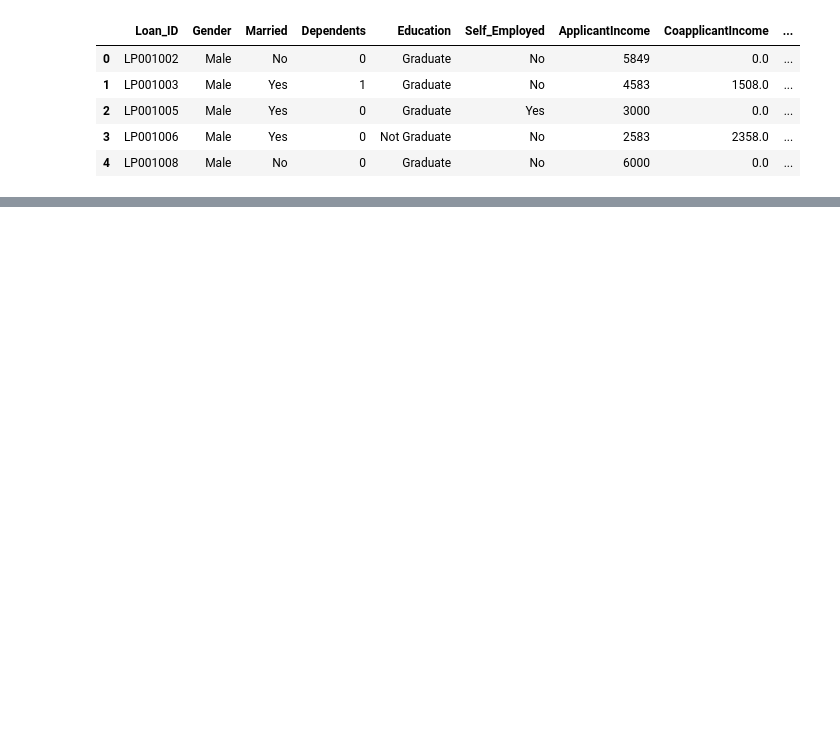
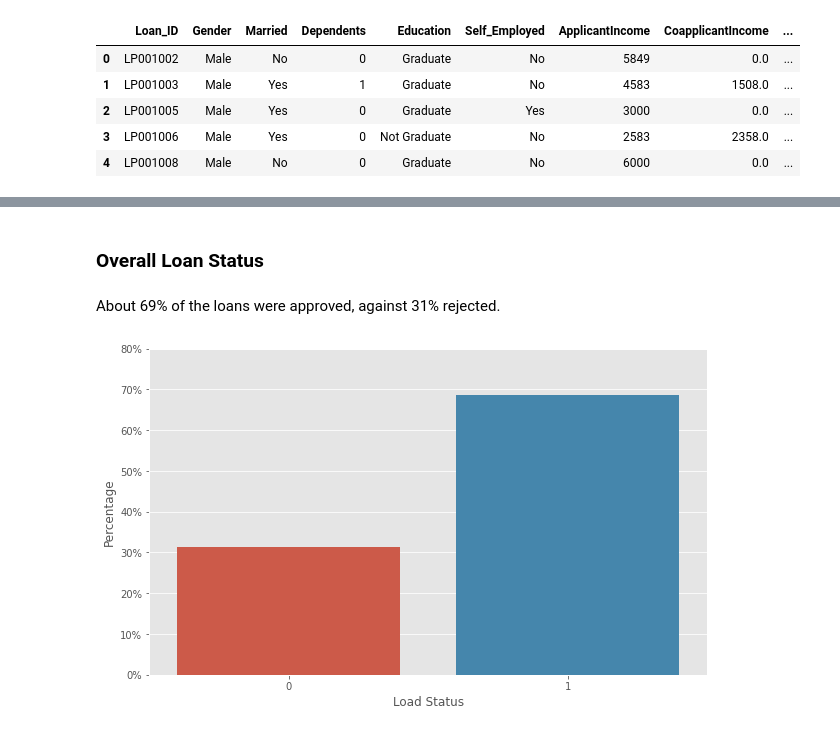
Before and after one commit to maikereis/loan, a Jupyter notebook: loan.ipynb, the cells around one changed output, grey strips where cells are left out. Saved outputs shown, nothing was run; the diff lists cells and outputs as text; code cells hidden in the pictures; blank space fills up the shorter version.

```diff
--- a/loan.ipynb
+++ b/loan.ipynb
@@ -11,3 +23,30 @@ pd.options.display.max_rows = 6
+# %%
+def replace_labels(ax, char="%", axis='y'):
+    # Customize y-labels
+    if axis == 'x':
+        _ = ticks_loc = ax.get_xticks().tolist()
+        _ = ax.set_xticks(ticks_loc)
+        _ = ax.set_xticklabels([f'{x:,.0f}{char}' for x in ticks_loc])
+    if axis == 'y':
+        _ = ticks_loc = ax.get_yticks().tolist()
+        _ = ax.set_yticks(ticks_loc)
+        _ = ax.set_yticklabels([f'{x:,.0f}{char}' for x in ticks_loc])
+
+def custom_barplot(x, y, **kwargs):
+    ax = sns.barplot(x=x, y=y*100)
+    replace_labels(ax, "%")
+
+def get_samples_avgs(df, cat, cat_val, sample_size=20, n_samples=100, response="Loan_Status"):
+    return np.array([df.loc[df[cat]==cat_val, response].sample(sample_size).mean() for i in range(sample_size)])
+
+def get_test_result(name, score, p_value, significance=0.05):
+    # Test the p-value
+    print(f"{name}")
+    print(f"Score: {score:0.2f} and p-value: {p_value:0.2f}")
+    if (p_value < significance):
+        print(f'H0 can be rejected!')
+    else:
+        print('Fail to reject H0')
 # %% [markdown]
 ### Import Data
 # %%
@@ -60,0 +119,15 @@ df.head()
+# %%
+df["Loan_Status"] = df["Loan_Status"].map({"Y":1, "N":0})
+# %% [markdown]
+### Overall Loan Status
+# %% [markdown]
+About 69% of the loans were approved, against 31% rejected.
+# %%
+
+loan_stt = df['Loan_Status'].value_counts(normalize=True)*100
+_ = ax = sns.barplot(loan_stt.index, loan_stt)
+_ = ax.set_ylabel("Percentage")
+_ = ax.set_xlabel("Load Status")
+replace_labels(ax, "%")
+# %% [output]
+[figure, added]
```
Also changed, not shown: parts of 21 cells of this notebook, 1 other file.
